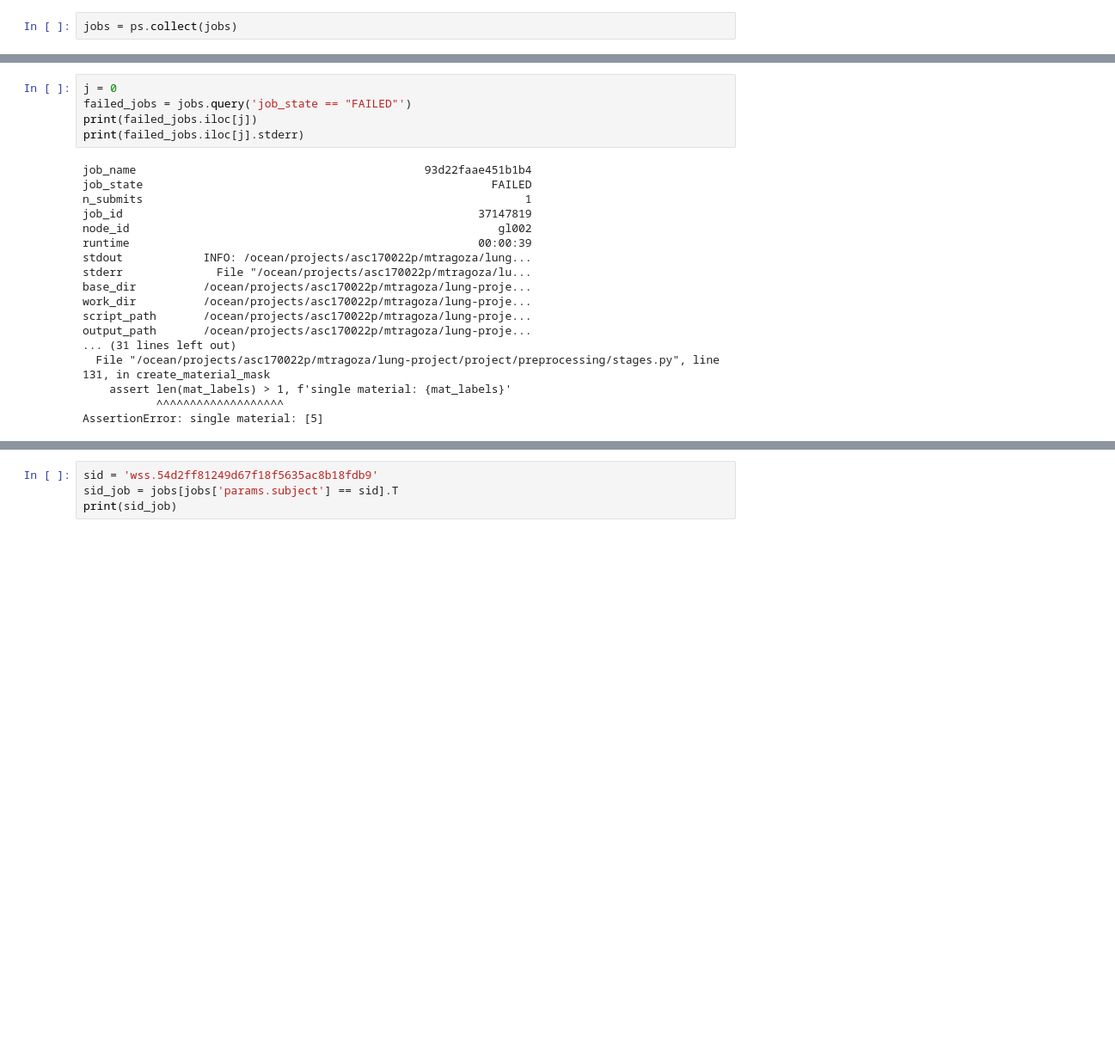
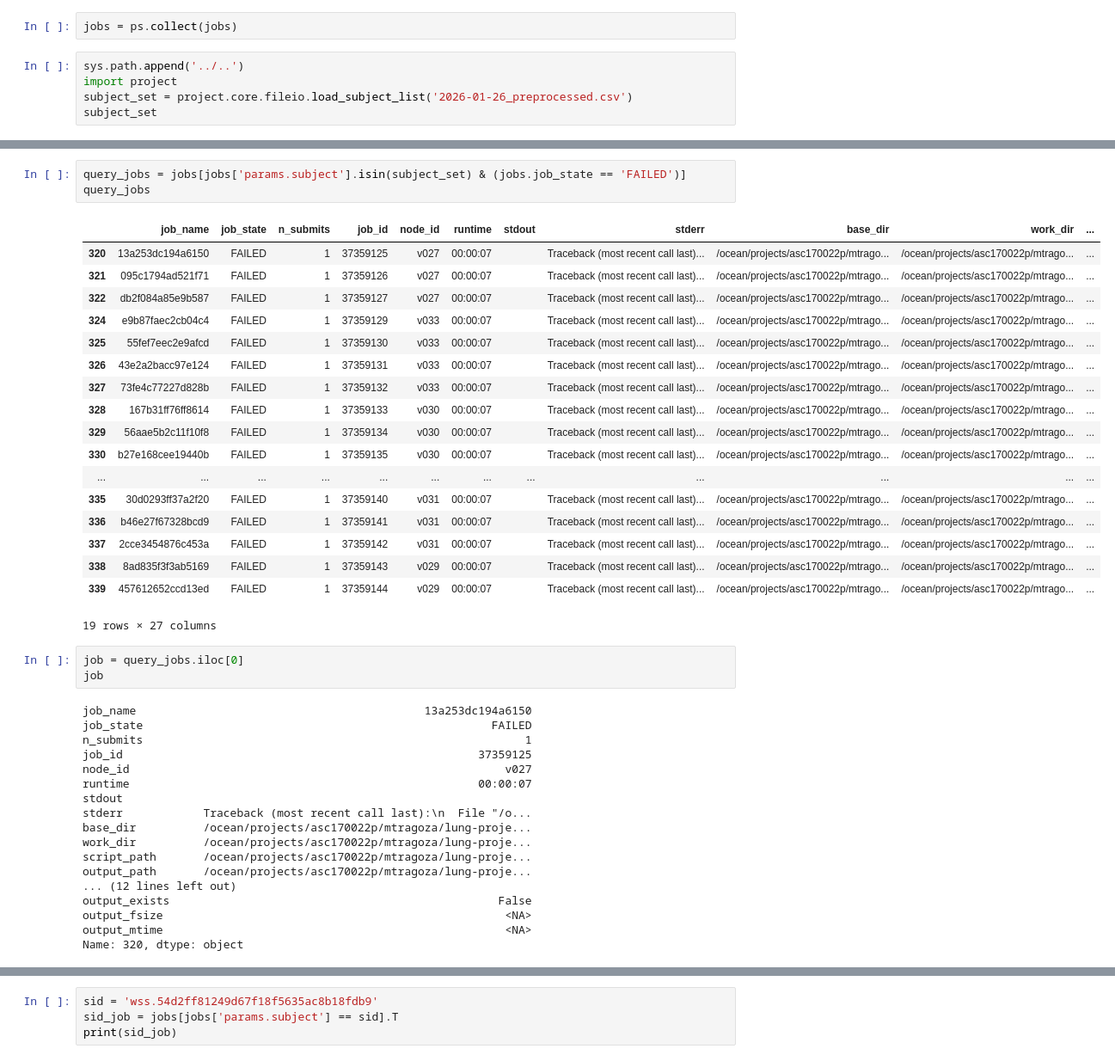
Before and after one commit to mattragoza/lung-project, a Jupyter notebook: notebooks/shapenet/11-preprocess-experiment.ipynb, the cells around one changed output, grey strips where cells are left out. Shown at 86% size. Drawn from its saved outputs; the diff is of its cells as text; blank space fills up the shorter version.

```diff
--- a/notebooks/shapenet/11-preprocess-experiment.ipynb
+++ b/notebooks/shapenet/11-preprocess-experiment.ipynb
@@ -224,3 +243,8 @@ jobs.groupby(['job_state']).count()
 2 rows × 26 columns
 # %%
 jobs = ps.collect(jobs)
+# %%
+sys.path.append('../..')
+import project
+subject_set = project.core.fileio.load_subject_list('2026-01-26_preprocessed.csv')
+subject_set
@@ -227,24 +269,44 @@ jobs = ps.collect(jobs)
+# %%
+query_jobs = jobs[jobs['params.subject'].isin(subject_set) & (jobs.job_state == 'FAILED')]
+query_jobs
+# %% [output]
+|  | job_name | job_state | n_submits | job_id | node_id | runtime | stdout | stderr | base_dir | work_dir | ... |
+| 320 | 13a253dc194a6150 | FAILED | 1 | 37359125 | v027 | 00:00:07 |  | Traceback (most recent call last)... | /ocean/projects/asc170022p/mtrago... | /ocean/projects/asc170022p/mtrago... | ... |
+| 321 | 095c1794ad521f71 | FAILED | 1 | 37359126 | v027 | 00:00:07 |  | Traceback (most recent call last)... | /ocean/projects/asc170022p/mtrago... | /ocean/projects/asc170022p/mtrago... | ... |
+| 322 | db2f084a85e9b587 | FAILED | 1 | 37359127 | v027 | 00:00:07 |  | Traceback (most recent call last)... | /ocean/projects/asc170022p/mtrago... | /ocean/projects/asc170022p/mtrago... | ... |
+| 324 | e9b87faec2cb04c4 | FAILED | 1 | 37359129 | v033 | 00:00:07 |  | Traceback (most recent call last)... | /ocean/projects/asc170022p/mtrago... | /ocean/projects/asc170022p/mtrago... | ... |
+| 325 | 55fef7eec2e9afcd | FAILED | 1 | 37359130 | v033 | 00:00:07 |  | Traceback (most recent call last)... | /ocean/projects/asc170022p/mtrago... | /ocean/projects/asc170022p/mtrago... | ... |
+| 326 | 43e2a2bacc97e124 | FAILED | 1 | 37359131 | v033 | 00:00:07 |  | Traceback (most recent call last)... | /ocean/projects/asc170022p/mtrago... | /ocean/projects/asc170022p/mtrago... | ... |
+| 327 | 73fe4c77227d828b | FAILED | 1 | 37359132 | v033 | 00:00:07 |  | Traceback (most recent call last)... | /ocean/projects/asc170022p/mtrago... | /ocean/projects/asc170022p/mtrago... | ... |
+| 328 | 167b31ff76ff8614 | FAILED | 1 | 37359133 | v030 | 00:00:07 |  | Traceback (most recent call last)... | /ocean/projects/asc170022p/mtrago... | /ocean/projects/asc170022p/mtrago... | ... |
+| 329 | 56aae5b2c11f10f8 | FAILED | 1 | 37359134 | v030 | 00:00:07 |  | Traceback (most recent call last)... | /ocean/projects/asc170022p/mtrago... | /ocean/projects/asc170022p/mtrago... | ... |
+| 330 | b27e168cee19440b | FAILED | 1 | 37359135 | v030 | 00:00:07 |  | Traceback (most recent call last)... | /ocean/projects/asc170022p/mtrago... | /ocean/projects/asc170022p/mtrago... | ... |
+| ... | ... | ... | ... | ... | ... | ... | ... | ... | ... | ... | ... |
+| 335 | 30d0293ff37a2f20 | FAILED | 1 | 37359140 | v031 | 00:00:07 |  | Traceback (most recent call last)... | /ocean/projects/asc170022p/mtrago... | /ocean/projects/asc170022p/mtrago... | ... |
+| 336 | b46e27f67328bcd9 | FAILED | 1 | 37359141 | v031 | 00:00:07 |  | Traceback (most recent call last)... | /ocean/projects/asc170022p/mtrago... | /ocean/projects/asc170022p/mtrago... | ... |
+| 337 | 2cce3454876c453a | FAILED | 1 | 37359142 | v031 | 00:00:07 |  | Traceback (most recent call last)... | /ocean/projects/asc170022p/mtrago... | /ocean/projects/asc170022p/mtrago... | ... |
+| 338 | 8ad835f3f3ab5169 | FAILED | 1 | 37359143 | v029 | 00:00:07 |  | Traceback (most recent call last)... | /ocean/projects/asc170022p/mtrago... | /ocean/projects/asc170022p/mtrago... | ... |
+| 339 | 457612652ccd13ed | FAILED | 1 | 37359144 | v029 | 00:00:07 |  | Traceback (most recent call last)... | /ocean/projects/asc170022p/mtrago... | /ocean/projects/asc170022p/mtrago... | ... |
+19 rows × 27 columns
 # %%
-j = 0
-failed_jobs = jobs.query('job_state == "FAILED"')
-print(failed_jobs.iloc[j])
-print(failed_jobs.iloc[j].stderr)
+job = query_jobs.iloc[0]
+job
 # %% [output]
-job_name                                           93d22faae451b1b4
+job_name                                           13a253dc194a6150
 job_state                                                    FAILED
 n_submits                                                         1
-job_id                                                     37147819
-node_id                                                       gl002
-runtime                                                    00:00:39
-stdout            INFO: /ocean/projects/asc170022p/mtragoza/lung...
-stderr              File "/ocean/projects/asc170022p/mtragoza/lu...
+job_id                                                     37359125
+node_id                                                        v027
+runtime                                                    00:00:07
+stdout
+stderr            Traceback (most recent call last):\n  File "/o...
 base_dir          /ocean/projects/asc170022p/mtragoza/lung-proje...
 work_dir          /ocean/projects/asc170022p/mtragoza/lung-proje...
 script_path       /ocean/projects/asc170022p/mtragoza/lung-proje...
 output_path       /ocean/projects/asc170022p/mtragoza/lung-proje...
-... (31 lines left out)
-  File "/ocean/projects/asc170022p/mtragoza/lung-project/project/preprocessing/stages.py", line 131, in create_material_mask
-    assert len(mat_labels) > 1, f'single material: {mat_labels}'
-           ^^^^^^^^^^^^^^^^^^^
-AssertionError: single material: [5]
+... (12 lines left out)
+output_exists                                                 False
+output_fsize                                                   <NA>
+output_mtime                                                   <NA>
+Name: 320, dtype: object
 # %%
```
Also changed, not shown: parts of 7 cells of this notebook, 7 other files.
